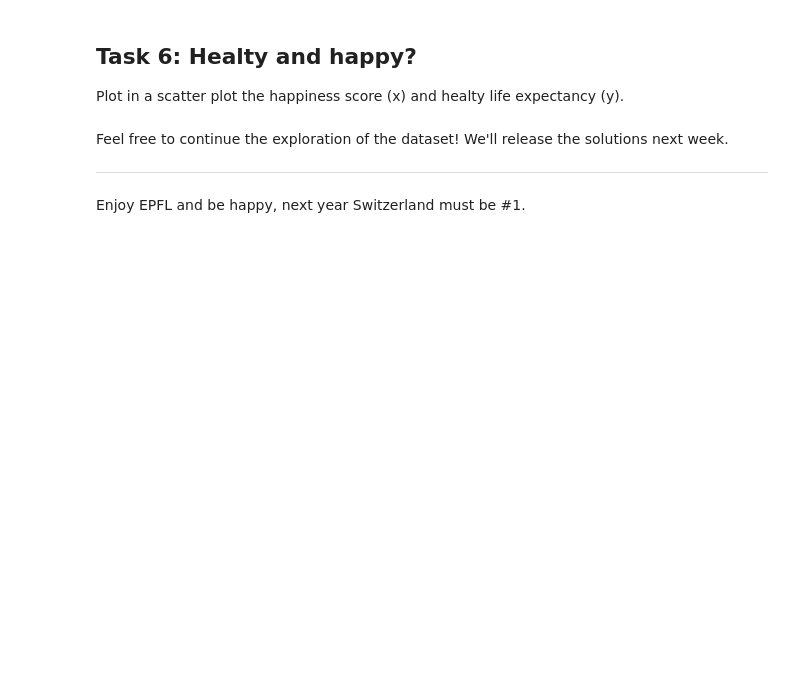
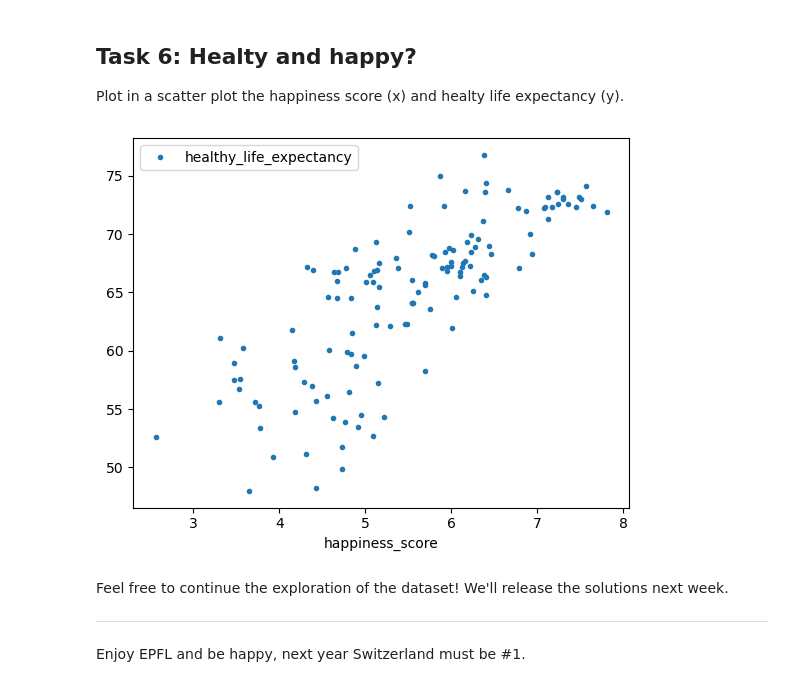
Before and after one commit to sylvainshan/Applied-Data-Analysis, a Jupyter notebook: Exercises/01 - Handling data/Happiness.ipynb, the cells around one changed output. Cells and saved outputs as stored; diff of their text form; code cells hidden in the pictures; blank space fills up the shorter version.

```diff
--- a/Exercises/01 - Handling data/Happiness.ipynb
+++ b/Exercises/01 - Handling data/Happiness.ipynb
@@ -85,11 +86,13 @@ Create a dataframe called *country_features* by merging *happiness* and *countri
 
 **Hint**: Verify that all the rows are in the final dataframe.
 # %%
-# Create a new column with all the country_names
-# This allows the merging on this new column
-happiness['country_name'] = happiness['country'].apply(lambda el: el.lower())
+# First Method
 
-# Remove the "country_name" column since we already have the column "country"
-country_features = happiness.merge(countries, on="country_name")
-country_features = country_features.drop('country_name', axis=1)
-country_features
+# # Create a new column with all the country_names
+# # This allows the merging on this new column
+# happiness['country_name'] = happiness['country'].apply(lambda el: el.lower())
+#
+# # Remove the "country_name" column since we already have the column "country"
+# country_features = happiness.merge(countries, on="country_name")
+# country_features = country_features.drop('country_name', axis=1)
+# country_features
@@ -109,0 +99,6 @@ country_features
+# %%
+# Second Method
+happiness['country'] = happiness['country'].apply(lambda el: el.lower())
+country_features = happiness.merge(countries, left_on='country', right_on='country_name')
+country_features = country_features.drop('country_name', axis=1)
+country_features
@@ -204,0 +234,3 @@ Add to the dataframe a new field called *population_density* computed by dividin
+# %%
+country_features['population_density'] = country_features['population'] / country_features['area']
+country_features
@@ -215,3 +264,8 @@ Plot in a scatter plot the happiness score (x) and healty life expectancy (y).
+# %%
+country_features.plot(x='happiness_score', y='healthy_life_expectancy', marker='.', linestyle='None')
+plt.show()
+# %% [output]
+[figure, added]
 # %% [markdown]
 Feel free to continue the exploration of the dataset! We'll release the solutions next week.
 
```
Also changed, not shown: parts of 20 cells of this notebook, 2 other files.
